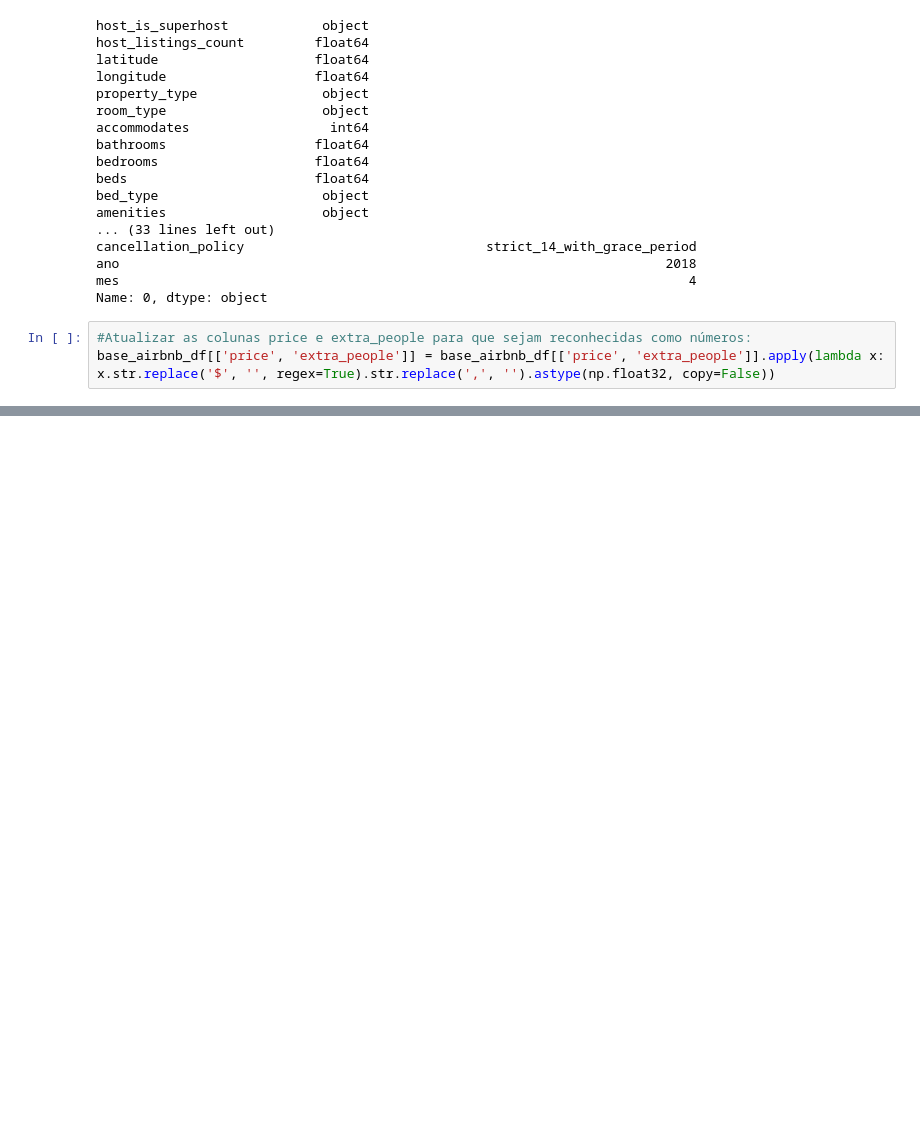
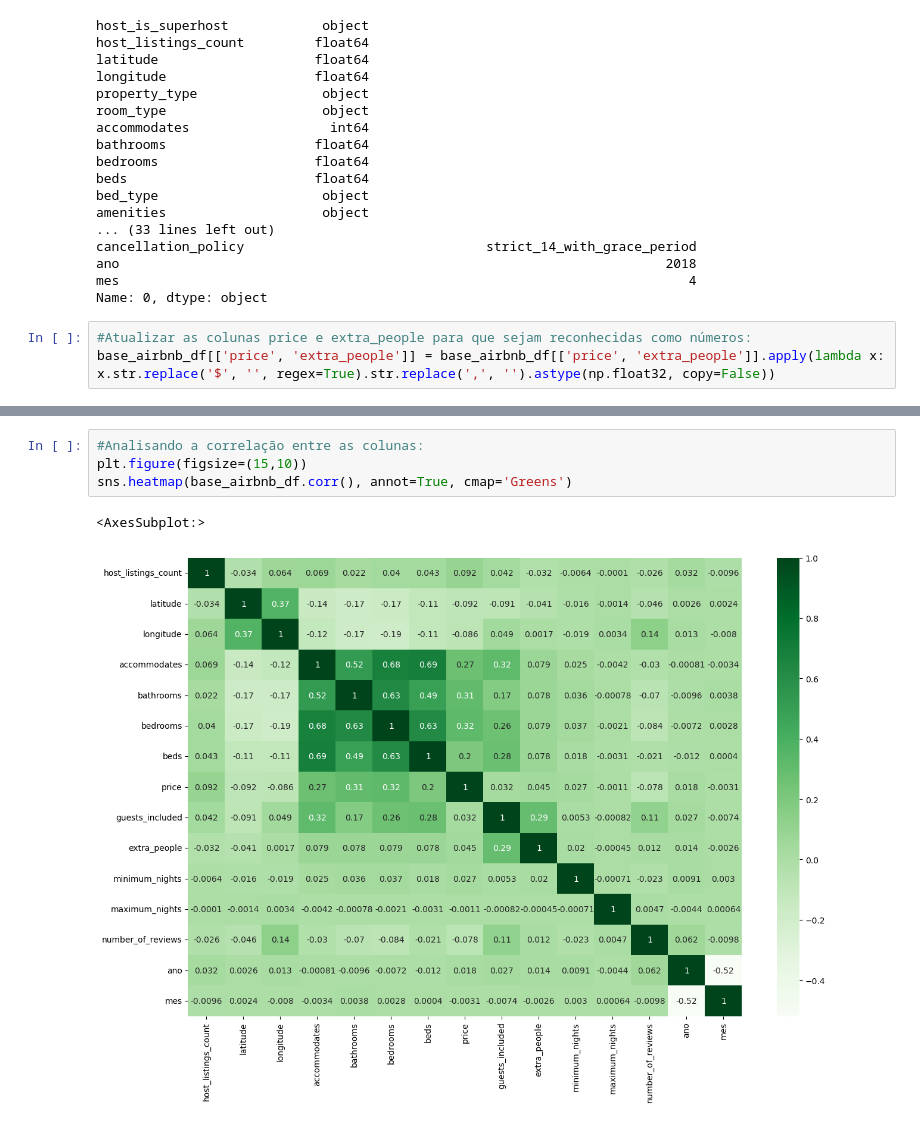
Before and after one commit to DiegoMonutti/projeto-3-hashtag-ciencia-de-dados, a Jupyter notebook: ciencia-de-dados-airbnb.ipynb, the cells around one changed output, grey strips where cells are left out. Drawn from its saved outputs; the diff is of its cells as text; blank space fills up the shorter version.

Commit message:
Analisar correlação das colunas

```diff
--- a/ciencia-de-dados-airbnb.ipynb
+++ b/ciencia-de-dados-airbnb.ipynb
@@ -138,0 +153,7 @@ base_airbnb_df[['price', 'extra_people']] = base_airbnb_df[['price', 'extra_peop
+# %%
+#Analisando a correlação entre as colunas:
+plt.figure(figsize=(15,10))
+sns.heatmap(base_airbnb_df.corr(), annot=True, cmap='Greens')
+# %% [output]
+<AxesSubplot:>
+[figure, added]
```
Also changed, not shown: parts of 2 cells of this notebook.
